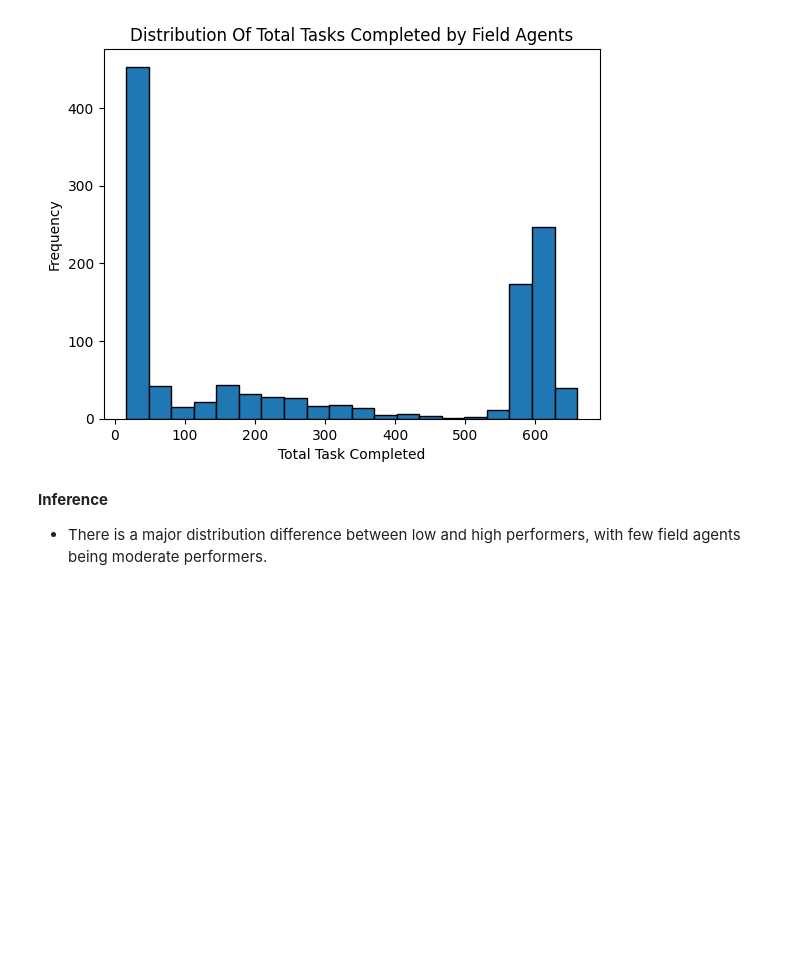
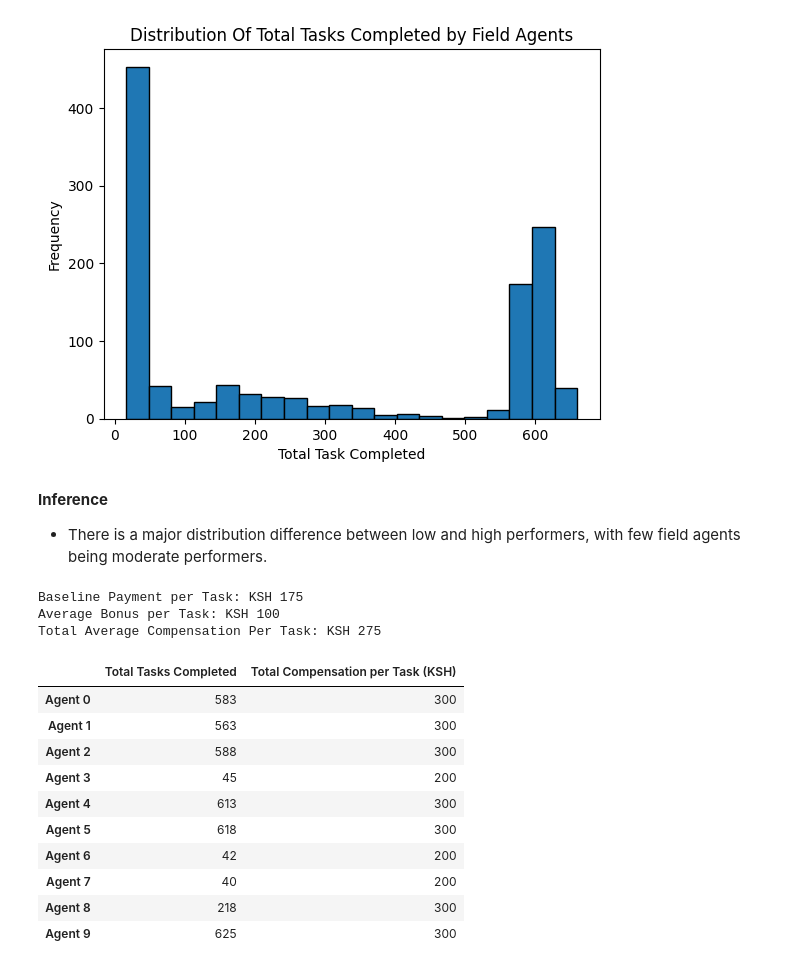
Before and after one commit to ken-warren/IncentiveStructure, a Jupyter notebook: IncentivesStructure.ipynb, the cells around one changed output. Drawn from its saved outputs; the diff is of its cells as text; code cells hidden in the pictures; blank space fills up the shorter version.

```diff
--- a/IncentivesStructure.ipynb
+++ b/IncentivesStructure.ipynb
@@ -296,3 +298,65 @@ plt.show()
 # %% [markdown]
 **Inference**
 - There is a major distribution difference between low and high performers, with few field agents being moderate performers.
+# %%
+# Initializing and displaying the compensation
+BasePay = 175   # Baseline payment in KSH
+print(f'Baseline Payment per Task: KSH {BasePay}')
+
+# Average bonus per task in KSH
+AvgBonus = 100
+print(f'Average Bonus per Task: KSH {AvgBonus}')
+
+# Total Average compensation per task (in KSH)
+AvgCompensation = BasePay + AvgBonus
+
+# Ensuring the Total Avg Compensation per Task is limited to a maximum of KSH 300
+if AvgCompensation > 300:
+    print('WARNING! The Avg Compensation per Task exceeds the required limit of KSH 300')
+else:
+    print(f'Total Average Compensation Per Task: KSH {AvgCompensation}')
+
+# Apply on actual dataset
+def CalcTotalCompensation(TasksCompleted):
+    BasePay = 175   # Base payment per task in KSH
+
+    if TasksCompleted <= 25:
+        bonus = 0   # bonus per task in KSH
+    elif 25 < TasksCompleted <= 50:
+        bonus = 25
+    elif 50 < TasksCompleted <= 75:
+        bonus = 75
+    else:           # TasksCompleted > 75
+        bonus = 125
+
+    # Total compensation per task
+    TotalCompensation = BasePay + bonus
+    return TotalCompensation
+
+# Total tasks completed by the field agents over the 83-day period
+TotalTasksPerAgent
+
+# Merge the total tasks completed by each agent and their corresponding compensation
+CompensationPerTask = TotalTasksPerAgent.apply(CalcTotalCompensation)
+CompensationSummary = pd.DataFrame({
+    'Total Tasks Completed': TotalTasksPerAgent,
+    'Total Compensation per Task (KSH)': CompensationPerTask
+})
+
+# Display summary on first 10 agents
+CompensationSummary.head(10)
+# %% [output]
+Baseline Payment per Task: KSH 175
+Average Bonus per Task: KSH 100
+Total Average Compensation Per Task: KSH 275
+|  | Total Tasks Completed | Total Compensation per Task (KSH) |
+| Agent 0 | 583 | 300 |
+| Agent 1 | 563 | 300 |
+| Agent 2 | 588 | 300 |
+| Agent 3 | 45 | 200 |
+| Agent 4 | 613 | 300 |
+| Agent 5 | 618 | 300 |
+| Agent 6 | 42 | 200 |
+| Agent 7 | 40 | 200 |
+| Agent 8 | 218 | 300 |
+| Agent 9 | 625 | 300 |
```
Also changed, not shown: parts of 23 cells of this notebook, 4 other files.
